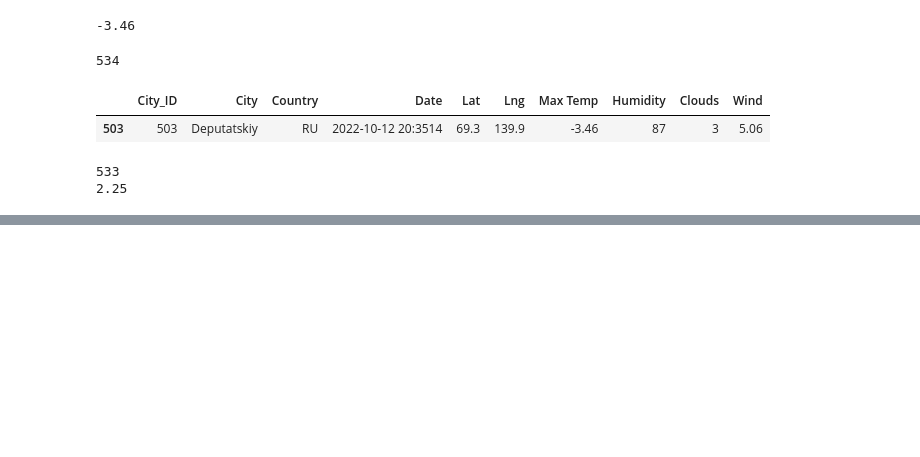
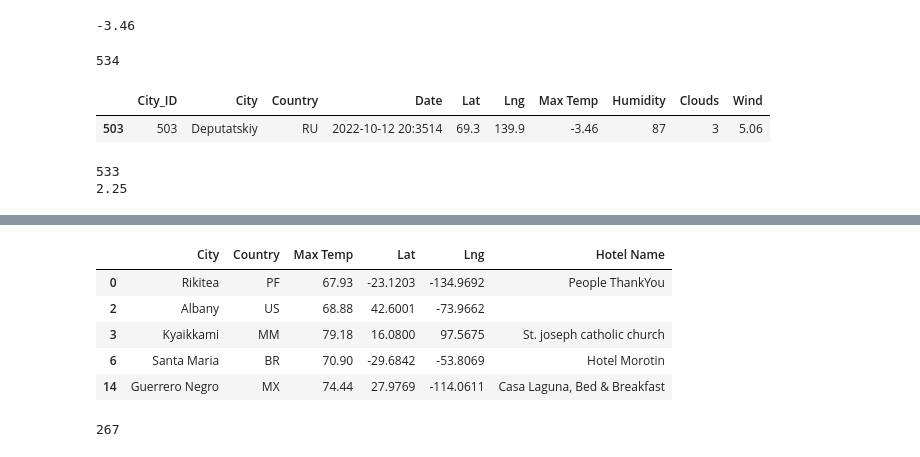
Before and after one commit to larabjork/world-weather-analysis, a Jupyter notebook: VacationPy.ipynb, the cells around one changed output, grey strips where cells are left out. Saved outputs shown, nothing was run; the diff lists cells and outputs as text; code cells hidden in the pictures; blank space fills up the shorter version.

```diff
--- a/VacationPy.ipynb
+++ b/VacationPy.ipynb
@@ -158,0 +241,28 @@ fig
+# %%
+# Set params to search for a hotel
+params = {
+    "radius": 5000,
+    "type": "lodging",
+    "key": g_key
+}
+# %%
+# Iterate through hotel_df DF
+for index, row in hotel_df.iterrows():
+    # Get the lat and long
+    lat = row["Lat"]
+    lng = row["Lng"]
+
+    # Add the lat and lng to location key for the params dictionary
+    params["location"] = f"{lat},{lng}"
+
+    # Use the search term (lodging) and our lat/long
+    base_url = "https://maps.googleapis.com/maps/api/place/nearbysearch/json"
+
+    # Make a request and get JSON data from it
+    hotels = requests.get(base_url, params=params).json()
+
+    # Grab the first hotel from the results and store the name
+    try:
+        hotel_df.loc[index, "Hotel Name"] = hotels["results"][0]["name"]
+    except (IndexError):
+        print("Hotel not found... skipping")
@@ -158,0 +287,13 @@ fig
+# %%
+hotel_df.head()
+# %% [output]
+|  | City | Country | Max Temp | Lat | Lng | Hotel Name |
+| 0 | Rikitea | PF | 67.93 | -23.1203 | -134.9692 | People ThankYou |
+| 2 | Albany | US | 68.88 | 42.6001 | -73.9662 |  |
+| 3 | Kyaikkami | MM | 79.18 | 16.0800 | 97.5675 | St. joseph catholic church |
+| 6 | Santa Maria | BR | 70.90 | -29.6842 | -53.8069 | Hotel Morotin |
+| 14 | Guerrero Negro | MX | 74.44 | 27.9769 | -114.0611 | Casa Laguna, Bed & Breakfast |
+# %%
+len(hotel_df)
+# %% [output]
+267
```
Also changed, not shown: parts of 18 cells of this notebook, 1 other file.
